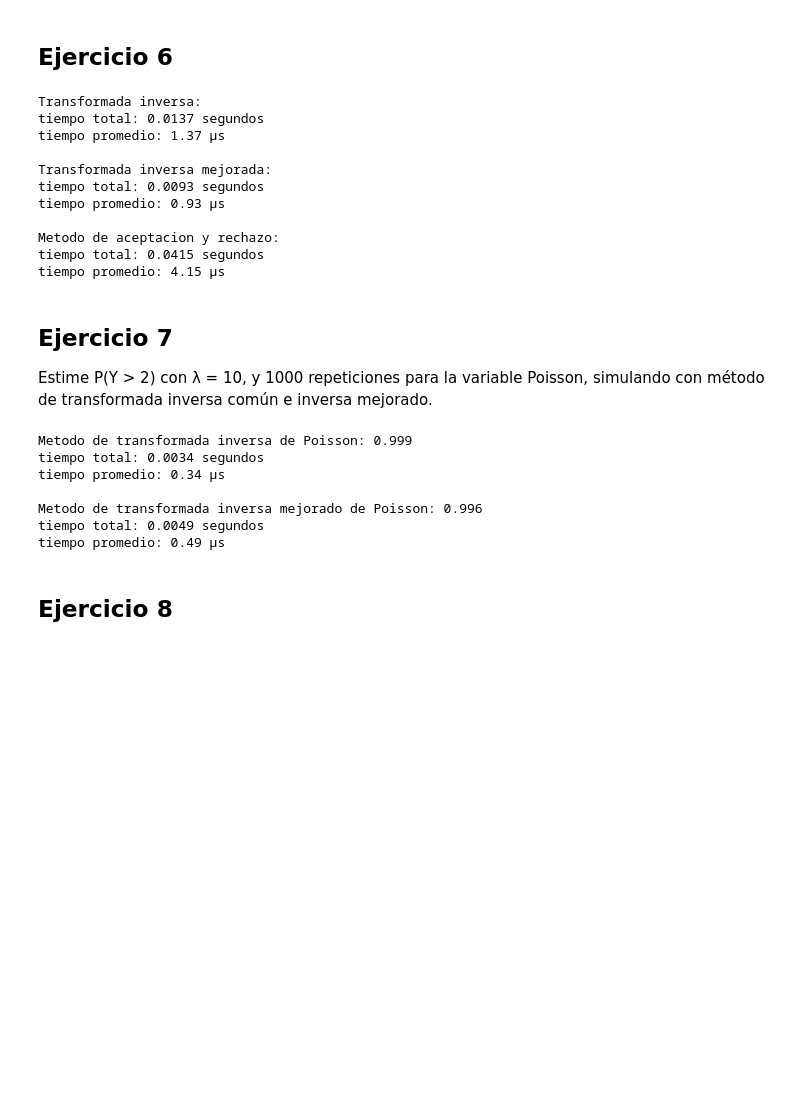
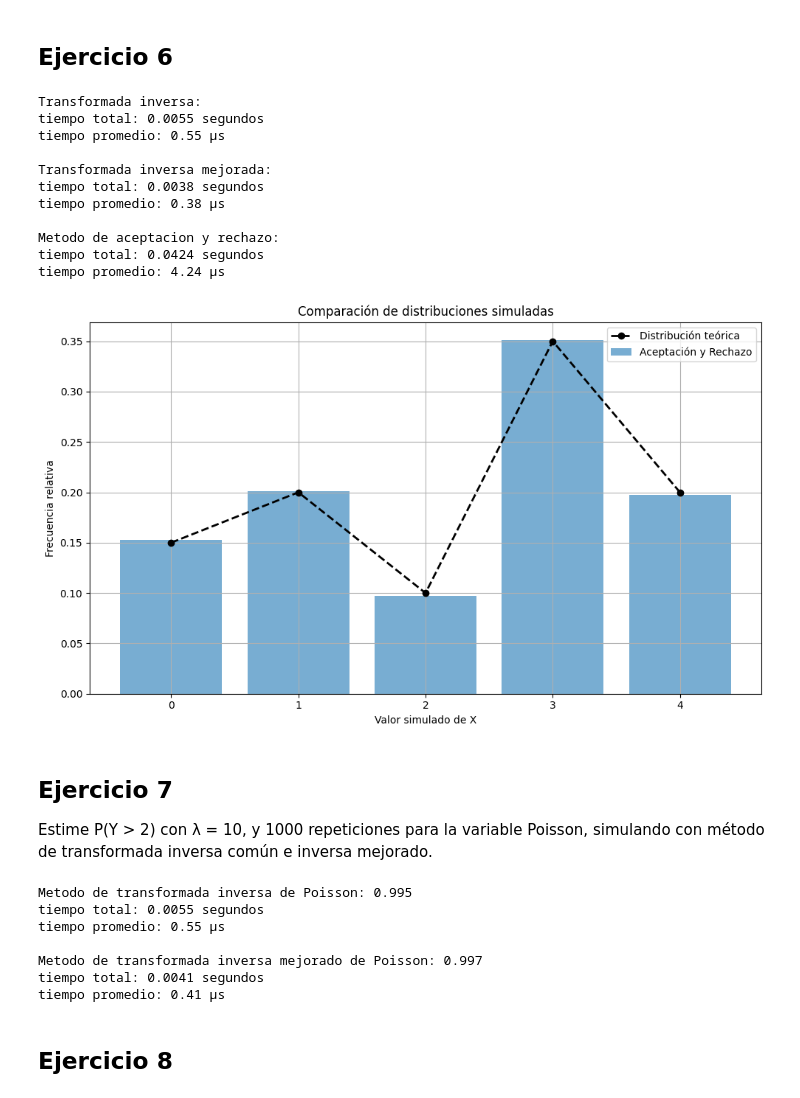
Before and after one commit to JuanCruzGuglieri13/modelos_y_simulacion, a Jupyter notebook: practico/practico4.ipynb, the cells around one changed output. Cells and saved outputs as stored; diff of their text form; code cells hidden in the pictures; blank space fills up the shorter version.

```diff
--- a/practico/practico4.ipynb
+++ b/practico/practico4.ipynb
@@ -376,8 +376,15 @@ def TIX2():
     elif u < p[3] + p[1] + p[4] + p[0]: return 0
     else: return 2
 
+
 # Metodo de aceptacion y rechazo con Y ~ Bin(4,0.45)
-q = [0.0915, 0.2995, 0.3675, 0.2005, 0.0410]
+def binomial_i(i, n, p):
+    return np.math.comb(n,i) * (p ** i) * ((1 - p) ** (n - i))
+
+q = []
+for i in range(len(probsX)):
+    q.append(binomial_i(i, 4, 0.45))
+# q = [0.0915, 0.2995, 0.3675, 0.2005, 0.0410]
 
 def AyR2():
     while True:
@@ -416,16 +423,53 @@ print(f"tiempo total: {tiempo_total:.4f} segundos")
 print(f"tiempo promedio: {(tiempo_total / 10000) * 1e6:.2f} µs\n")
 # %% [output]
 Transformada inversa:
-tiempo total: 0.0137 segundos
-tiempo promedio: 1.37 µs
+tiempo total: 0.0055 segundos
+tiempo promedio: 0.55 µs
 
 Transformada inversa mejorada:
-tiempo total: 0.0093 segundos
-tiempo promedio: 0.93 µs
+tiempo total: 0.0038 segundos
+tiempo promedio: 0.38 µs
 
 Metodo de aceptacion y rechazo:
-tiempo total: 0.0415 segundos
-tiempo promedio: 4.15 µs
+tiempo total: 0.0424 segundos
+tiempo promedio: 4.24 µs
+# %%
+import matplotlib.pyplot as plt
+from collections import Counter
+
+def plot_frecuencias(muestras, label):
+    conteos = Counter(muestras)
+    xs = sorted(conteos.keys())
+    ys = [conteos[x] / len(muestras) for x in xs]
+    plt.bar(xs, ys, alpha=0.6, label=label)
+
+# Parámetro de simulación
+n_sim = 10000
+
+# Simulación con cada método
+#muestras_TIX1 = [TIX1() for _ in range(n_sim)]
+#muestras_TIX2 = [TIX2() for _ in range(n_sim)]
+muestras_AyR = [AyR2() for _ in range(n_sim)]
+
+# Plot
+plt.figure(figsize=(10, 6))
+#plot_frecuencias(muestras_TIX1, "Transformada Inversa")
+#plot_frecuencias(muestras_TIX2, "T.I. Mejorada")
+plot_frecuencias(muestras_AyR, "Aceptación y Rechazo")
+
+# Probabilidades teóricas
+plt.plot(range(5), p, 'ko--', label="Distribución teórica", linewidth=2)
+
+plt.xticks(range(5))
+plt.xlabel("Valor simulado de X")
+plt.ylabel("Frecuencia relativa")
+plt.title("Comparación de distribuciones simuladas")
+plt.legend()
+plt.grid(True)
+plt.tight_layout()
+plt.show()
+# %% [output]
+[figure, added]
 # %% [markdown]
 ## Ejercicio 7
 
@@ -488,13 +532,13 @@ tiempo_total = end - start
 print(f"tiempo total: {tiempo_total:.4f} segundos")
 print(f"tiempo promedio: {(tiempo_total / 10000) * 1e6:.2f} µs\n")
 # %% [output]
-Metodo de transformada inversa de Poisson: 0.999
-tiempo total: 0.0034 segundos
-tiempo promedio: 0.34 µs
+Metodo de transformada inversa de Poisson: 0.995
+tiempo total: 0.0055 segundos
+tiempo promedio: 0.55 µs
 
-Metodo de transformada inversa mejorado de Poisson: 0.996
-tiempo total: 0.0049 segundos
-tiempo promedio: 0.49 µs
+Metodo de transformada inversa mejorado de Poisson: 0.997
+tiempo total: 0.0041 segundos
+tiempo promedio: 0.41 µs
 # %% [markdown]
 ## Ejercicio 8
 # %% [markdown]
```
Also changed, not shown: parts of 20 cells of this notebook, 3 other files.
